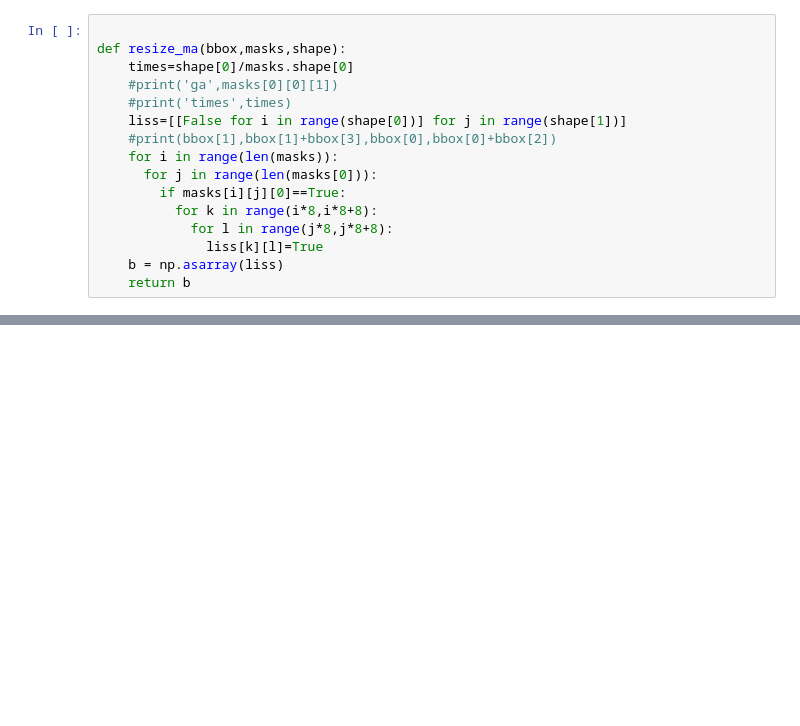
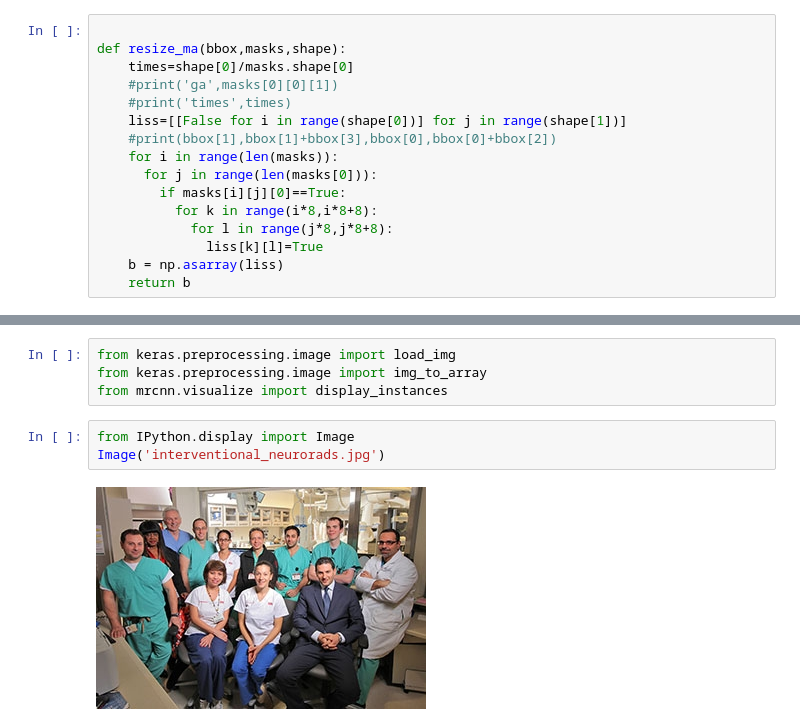
Before and after one commit to fangyi-mdai/rsna-2019-segmentation, a Jupyter notebook: brain segmentation.ipynb, the cells around one changed output, grey strips where cells are left out. Cells and saved outputs as stored; diff of their text form; blank space fills up the shorter version.

```diff
--- a/brain segmentation.ipynb
+++ b/brain segmentation.ipynb
@@ -779,0 +965,9 @@ anchors                  shape: (1, 1023, 4)          min:   -5.74665  max:    5
+# %%
+from keras.preprocessing.image import load_img
+from keras.preprocessing.image import img_to_array
+from mrcnn.visualize import display_instances
+# %%
+from IPython.display import Image
+Image('interventional_neurorads.jpg')
+# %% [output]
+[figure, added]
```
Also changed, not shown: parts of 53 cells of this notebook.
